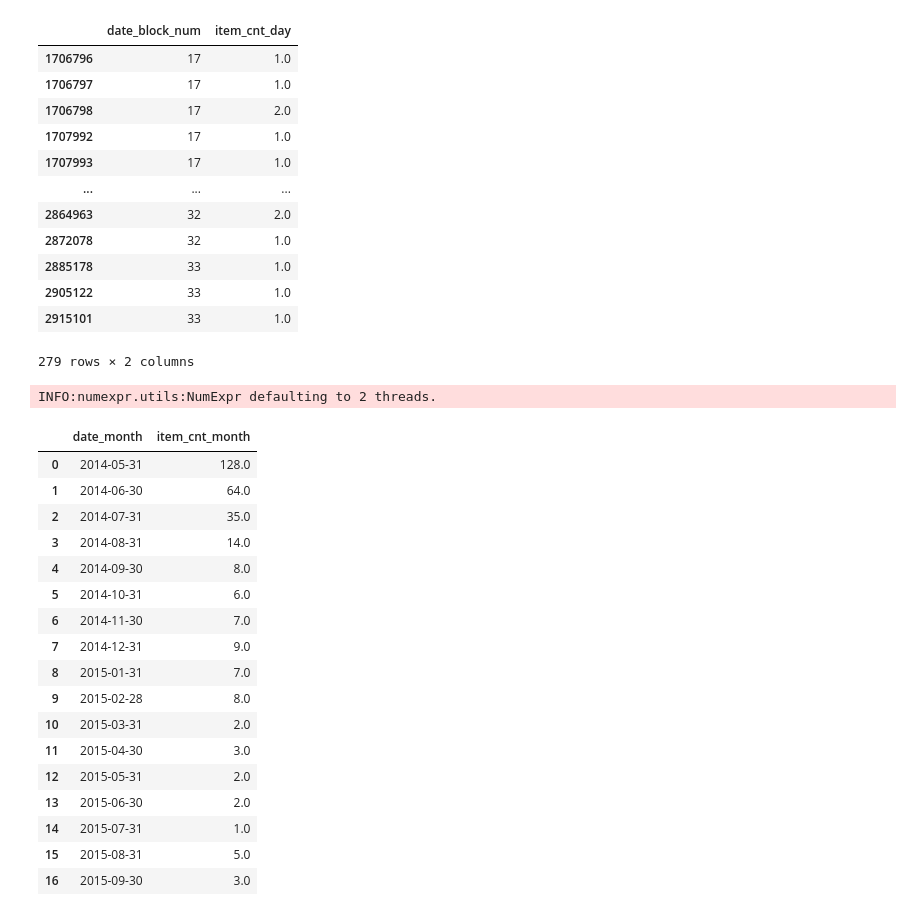
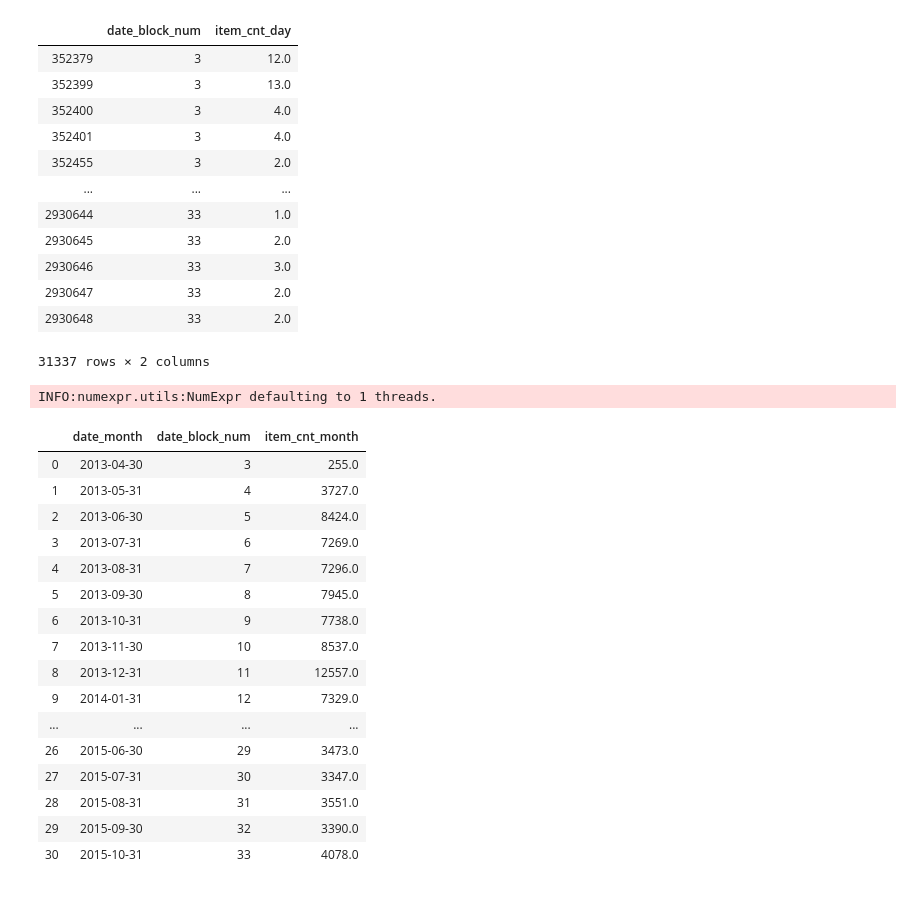
Before and after one commit to much2soft/CEBD1160Project, a Jupyter notebook: Prophet_Sales_forecast_by_month.ipynb, the cells around one changed output. Cells and saved outputs as stored; diff of their text form; code cells hidden in the pictures.

```diff
--- a/Prophet_Sales_forecast_by_month.ipynb
+++ b/Prophet_Sales_forecast_by_month.ipynb
@@ -11,52 +11,52 @@ import datetime
 from fbprophet import Prophet
 # %%
 df_sales = pd.read_csv('sales_train_v2.csv')
+df_sales['date'] = pd.to_datetime(df_sales['date'],  dayfirst=True)
 # %%
 df_sales_fbprophet = df_sales.loc[(df_sales['item_cnt_day']>0)&
-                                ((df_sales['item_id']==969)) &
+                                ((df_sales['item_id']==20949)) &
                                (df_sales['date_block_num']<34)]
 
 df_sales_fbprophet = df_sales_fbprophet.drop(['date','shop_id','item_id','item_price'],axis=1)
 df_sales_fbprophet
 # %% [output]
 |  | date_block_num | item_cnt_day |
-| 1706796 | 17 | 1.0 |
-| 1706797 | 17 | 1.0 |
-| 1706798 | 17 | 2.0 |
-| 1707992 | 17 | 1.0 |
-| 1707993 | 17 | 1.0 |
+| 352379 | 3 | 12.0 |
+| 352399 | 3 | 13.0 |
+| 352400 | 3 | 4.0 |
+| 352401 | 3 | 4.0 |
+| 352455 | 3 | 2.0 |
 | ... | ... | ... |
-| 2864963 | 32 | 2.0 |
-| 2872078 | 32 | 1.0 |
-| 2885178 | 33 | 1.0 |
-| 2905122 | 33 | 1.0 |
-| 2915101 | 33 | 1.0 |
+| 2930644 | 33 | 1.0 |
+| 2930645 | 33 | 2.0 |
+| 2930646 | 33 | 3.0 |
+| 2930647 | 33 | 2.0 |
+| 2930648 | 33 | 2.0 |
-279 rows × 2 columns
+31337 rows × 2 columns
 # %%
 # date_block_num - a consecutive month number. January 2013 is 0, February 2013 is 1,..., October 2015 is 33
-df_sales_fbprophet['date_month'] = datetime.datetime(2013, 1, 1).date() + df_sales_fbprophet['date_block_num'].apply(pd.offsets.MonthEnd)
-df_sales_fbprophet = df_sales_fbprophet.groupby(['date_month'])['item_cnt_day'].sum().reset_index(name='item_cnt_month')
+df_sales_fbprophet['date_month'] = datetime.datetime(2013, 1, 31).date() + df_sales_fbprophet['date_block_num'].apply(pd.offsets.MonthEnd)
+df_sales_fbprophet = df_sales_fbprophet.groupby(['date_month','date_block_num'])['item_cnt_day'].sum().reset_index(name='item_cnt_month')
 df_sales_fbprophet
 # %% [output]
-INFO:numexpr.utils:NumExpr defaulting to 2 threads.
+INFO:numexpr.utils:NumExpr defaulting to 1 threads.
-|  | date_month | item_cnt_month |
-| 0 | 2014-05-31 | 128.0 |
-| 1 | 2014-06-30 | 64.0 |
-| 2 | 2014-07-31 | 35.0 |
-| 3 | 2014-08-31 | 14.0 |
-| 4 | 2014-09-30 | 8.0 |
-| 5 | 2014-10-31 | 6.0 |
-| 6 | 2014-11-30 | 7.0 |
-| 7 | 2014-12-31 | 9.0 |
-| 8 | 2015-01-31 | 7.0 |
-| 9 | 2015-02-28 | 8.0 |
-| 10 | 2015-03-31 | 2.0 |
-| 11 | 2015-04-30 | 3.0 |
-| 12 | 2015-05-31 | 2.0 |
-| 13 | 2015-06-30 | 2.0 |
-| 14 | 2015-07-31 | 1.0 |
-| 15 | 2015-08-31 | 5.0 |
-| 16 | 2015-09-30 | 3.0 |
+|  | date_month | date_block_num | item_cnt_month |
+| 0 | 2013-04-30 | 3 | 255.0 |
+| 1 | 2013-05-31 | 4 | 3727.0 |
+| 2 | 2013-06-30 | 5 | 8424.0 |
+| 3 | 2013-07-31 | 6 | 7269.0 |
+| 4 | 2013-08-31 | 7 | 7296.0 |
+| 5 | 2013-09-30 | 8 | 7945.0 |
+| 6 | 2013-10-31 | 9 | 7738.0 |
+| 7 | 2013-11-30 | 10 | 8537.0 |
+| 8 | 2013-12-31 | 11 | 12557.0 |
+| 9 | 2014-01-31 | 12 | 7329.0 |
+| ... | ... | ... | ... |
+| 26 | 2015-06-30 | 29 | 3473.0 |
+| 27 | 2015-07-31 | 30 | 3347.0 |
+| 28 | 2015-08-31 | 31 | 3551.0 |
+| 29 | 2015-09-30 | 32 | 3390.0 |
+| 30 | 2015-10-31 | 33 | 4078.0 |
 # %%
 df_sales_fbprophet = df_sales_fbprophet.rename(columns={"date_month": "ds", "item_cnt_month": "y"})
 df_sales_fbprophet
```
Also changed, not shown: parts of 9 cells of this notebook, 1 other file.
